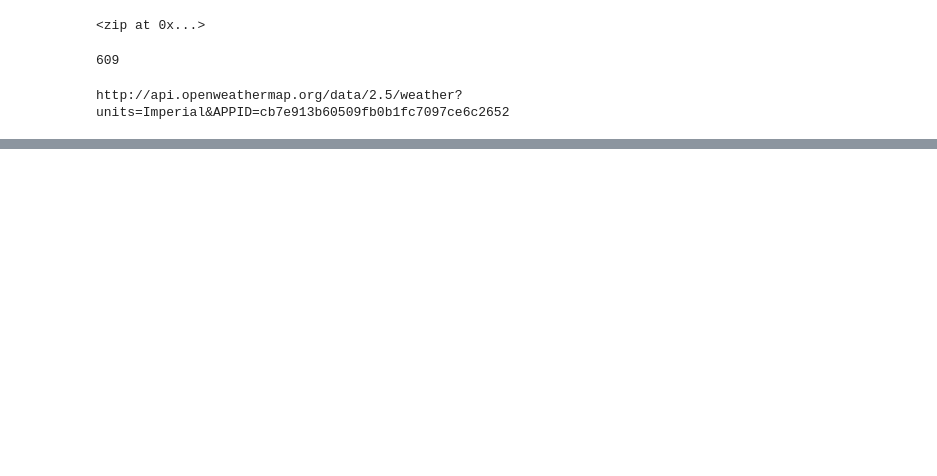
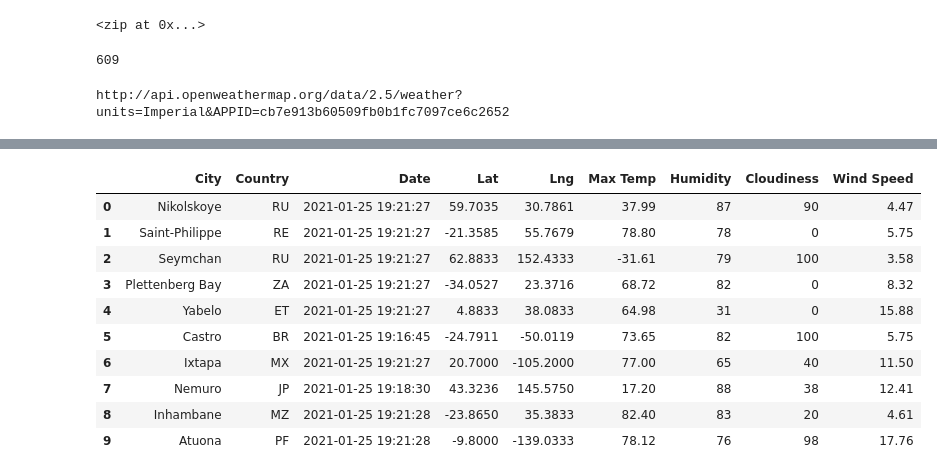
Before and after one commit to GPT2099/World_Weather_Analysis, a Jupyter notebook: WeatherPy.ipynb, the cells around one changed output, grey strips where cells are left out. Drawn from its saved outputs; the diff is of its cells as text; code cells hidden in the pictures; blank space fills up the shorter version.

```diff
--- a/WeatherPy.ipynb
+++ b/WeatherPy.ipynb
@@ -89,0 +144,16 @@ Processing Record 9 of Set 13 | itaituba
+# %%
+new_column_order = ["City", "Country", "Date", "Lat", "Lng", "Max Temp", "Humidity", "Cloudiness", "Wind Speed"]
+city_data_df = city_data_df[new_column_order]
+city_data_df.head(10)
+# %% [output]
+|  | City | Country | Date | Lat | Lng | Max Temp | Humidity | Cloudiness | Wind Speed |
+| 0 | Nikolskoye | RU | 2021-01-25 19:21:27 | 59.7035 | 30.7861 | 37.99 | 87 | 90 | 4.47 |
+| 1 | Saint-Philippe | RE | 2021-01-25 19:21:27 | -21.3585 | 55.7679 | 78.80 | 78 | 0 | 5.75 |
+| 2 | Seymchan | RU | 2021-01-25 19:21:27 | 62.8833 | 152.4333 | -31.61 | 79 | 100 | 3.58 |
+| 3 | Plettenberg Bay | ZA | 2021-01-25 19:21:27 | -34.0527 | 23.3716 | 68.72 | 82 | 0 | 8.32 |
+| 4 | Yabelo | ET | 2021-01-25 19:21:27 | 4.8833 | 38.0833 | 64.98 | 31 | 0 | 15.88 |
+| 5 | Castro | BR | 2021-01-25 19:16:45 | -24.7911 | -50.0119 | 73.65 | 82 | 100 | 5.75 |
+| 6 | Ixtapa | MX | 2021-01-25 19:21:27 | 20.7000 | -105.2000 | 77.00 | 65 | 40 | 11.50 |
+| 7 | Nemuro | JP | 2021-01-25 19:18:30 | 43.3236 | 145.5750 | 17.20 | 88 | 38 | 12.41 |
+| 8 | Inhambane | MZ | 2021-01-25 19:21:28 | -23.8650 | 35.3833 | 82.40 | 83 | 20 | 4.61 |
+| 9 | Atuona | PF | 2021-01-25 19:21:28 | -9.8000 | -139.0333 | 78.12 | 76 | 98 | 17.76 |
```
Also changed, not shown: parts of 4 cells of this notebook, 2 other files.
